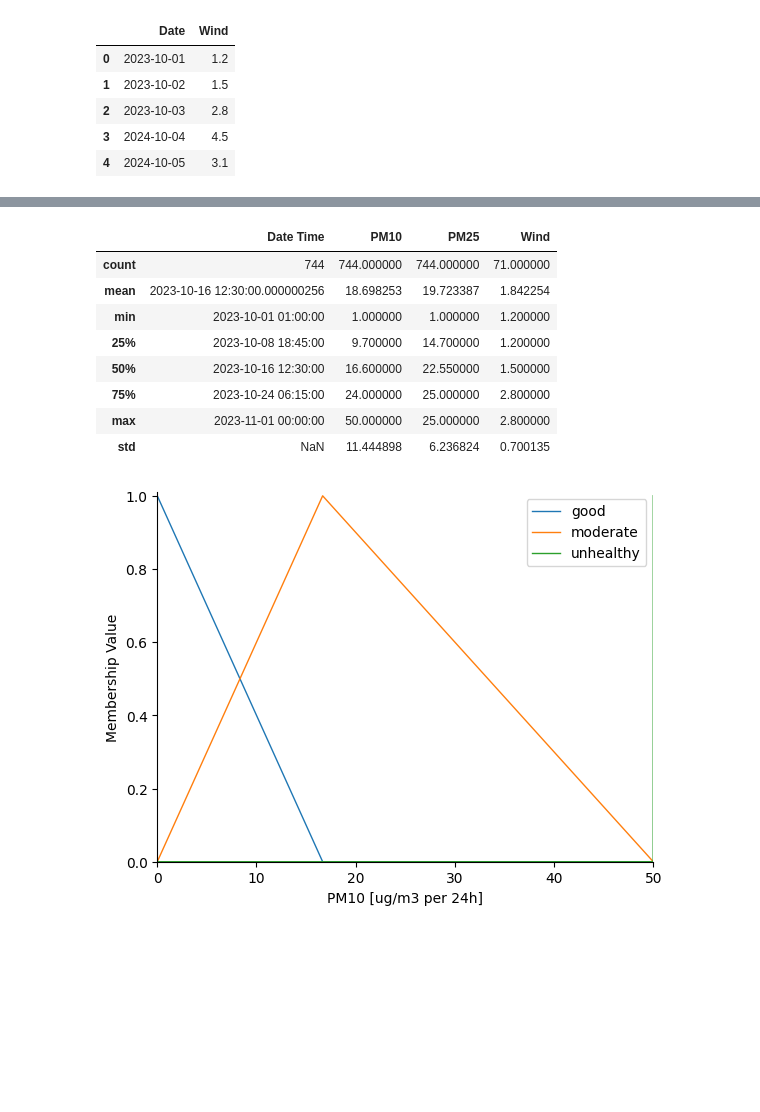
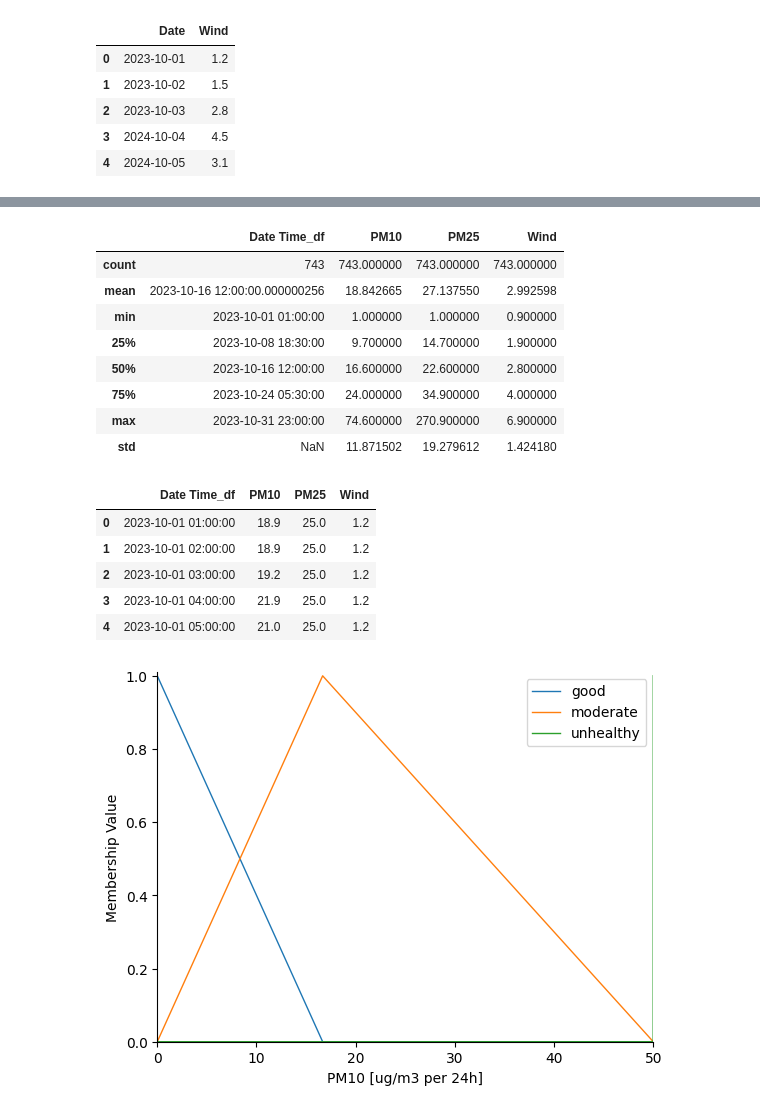
Before and after one commit to kosiyyu/air-quality-assessment-system, a Jupyter notebook: air_quality_full.ipynb, the cells around one changed output, grey strips where cells are left out. Drawn from its saved outputs; the diff is of its cells as text; code cells hidden in the pictures; blank space fills up the shorter version.

Commit message:
update csv, join wind to the df

```diff
--- a/air_quality_full.ipynb
+++ b/air_quality_full.ipynb
@@ -63,11 +49,3 @@ df_wind.head()
 | 2 | 2023-10-03 | 2.8 |
 | 3 | 2024-10-04 | 4.5 |
 | 4 | 2024-10-05 | 3.1 |
-# %%
-df_wind = df_wind.resample('D', on='Date')['Wind'].mean()
-df_hourly_wind = []
-for date, avg_wind in zip(df_wind.index, df_wind):
-    df_hourly_wind.extend([(date + pd.Timedelta(hours=i), avg_wind) for i in range(24)])
-column_names_hourly = ["Date Time", "Wind"]
-df_hourly_wind = pd.DataFrame(df_hourly_wind, columns=column_names_hourly)
-df_hourly_wind.head()
@@ -81,3 +51,0 @@ df_hourly_wind.head()
-# %%
-df = pd.merge(df, df_hourly_wind, left_on="Date Time", right_on="Date Time", how="left")
-df.head()
@@ -90,0 +52,21 @@ df.head()
+# %%
+dataframes = []
+
+for index, row in df_wind.iterrows():
+    for hour in range(24):
+        new_date_time = row["Date"] + pd.DateOffset(hours=hour)
+        dataframes.append(pd.DataFrame({"Date Time": [new_date_time], "Wind": [row["Wind"]]}))
+
+df_hourly_wind = pd.concat(dataframes)
+
+column_hourly_wind = ["Date Time", "Wind"]
+df_hourly_wind.columns = column_hourly_wind
+
+df_hourly_wind["Date Time"] = pd.to_datetime(df_hourly_wind["Date Time"], format="%Y-%m-%d %H:%M")
+df_hourly_wind["Wind"] = df_hourly_wind["Wind"].astype(float)
+
+#df_hourly_wind = df_hourly_wind.tail(-1)
+#df_hourly_wind = df_hourly_wind.drop(df_hourly_wind.head(1).index)
+
+df_hourly_wind = df_hourly_wind.reset_index(drop=True)
+df_hourly_wind.head()
@@ -91,20 +80,32 @@ df.head()
+# %%
+df = df.join(df_hourly_wind, lsuffix="_df", rsuffix="_df_hourly_wind")
+df.drop("Date Time_df_hourly_wind", axis=1, inplace=True)
+df.describe()
+# %% [output]
+|  | Date Time_df | PM10 | PM25 | Wind |
+| count | 743 | 743.000000 | 743.000000 | 743.000000 |
+| mean | 2023-10-16 12:00:00.000000256 | 18.842665 | 27.137550 | 2.992598 |
+| min | 2023-10-01 01:00:00 | 1.000000 | 1.000000 | 0.900000 |
+| 25% | 2023-10-08 18:30:00 | 9.700000 | 14.700000 | 1.900000 |
+| 50% | 2023-10-16 12:00:00 | 16.600000 | 22.600000 | 2.800000 |
+| 75% | 2023-10-24 05:30:00 | 24.000000 | 34.900000 | 4.000000 |
+| max | 2023-10-31 23:00:00 | 74.600000 | 270.900000 | 6.900000 |
+| std | NaN | 11.871502 | 19.279612 | 1.424180 |
 # %%
 df["PM10"] = np.where(df["PM10"] > pm10_safe_limit, pm10_safe_limit, df["PM10"])
 df["PM25"] = np.where(df["PM25"] > pm25_safe_limit, pm25_safe_limit, df["PM25"])
 
 pm10_max = df["PM10"].max()
 pm25_max = df["PM10"].max()
-df.describe()
+wind_max = df["Wind"].max()
+df.head()
 # %% [output]
-|  | Date Time | PM10 | PM25 | Wind |
-| count | 744 | 744.000000 | 744.000000 | 71.000000 |
-| mean | 2023-10-16 12:30:00.000000256 | 18.698253 | 19.723387 | 1.842254 |
-| min | 2023-10-01 01:00:00 | 1.000000 | 1.000000 | 1.200000 |
-| 25% | 2023-10-08 18:45:00 | 9.700000 | 14.700000 | 1.200000 |
-| 50% | 2023-10-16 12:30:00 | 16.600000 | 22.550000 | 1.500000 |
-| 75% | 2023-10-24 06:15:00 | 24.000000 | 25.000000 | 2.800000 |
-| max | 2023-11-01 00:00:00 | 50.000000 | 25.000000 | 2.800000 |
-| std | NaN | 11.444898 | 6.236824 | 0.700135 |
+|  | Date Time_df | PM10 | PM25 | Wind |
+| 0 | 2023-10-01 01:00:00 | 18.9 | 25.0 | 1.2 |
+| 1 | 2023-10-01 02:00:00 | 18.9 | 25.0 | 1.2 |
+| 2 | 2023-10-01 03:00:00 | 19.2 | 25.0 | 1.2 |
+| 3 | 2023-10-01 04:00:00 | 21.9 | 25.0 | 1.2 |
+| 4 | 2023-10-01 05:00:00 | 21.0 | 25.0 | 1.2 |
 # %%
 step_size = 0.01
 # %%
```
Also changed, not shown: parts of 11 cells of this notebook, 1 other file.
